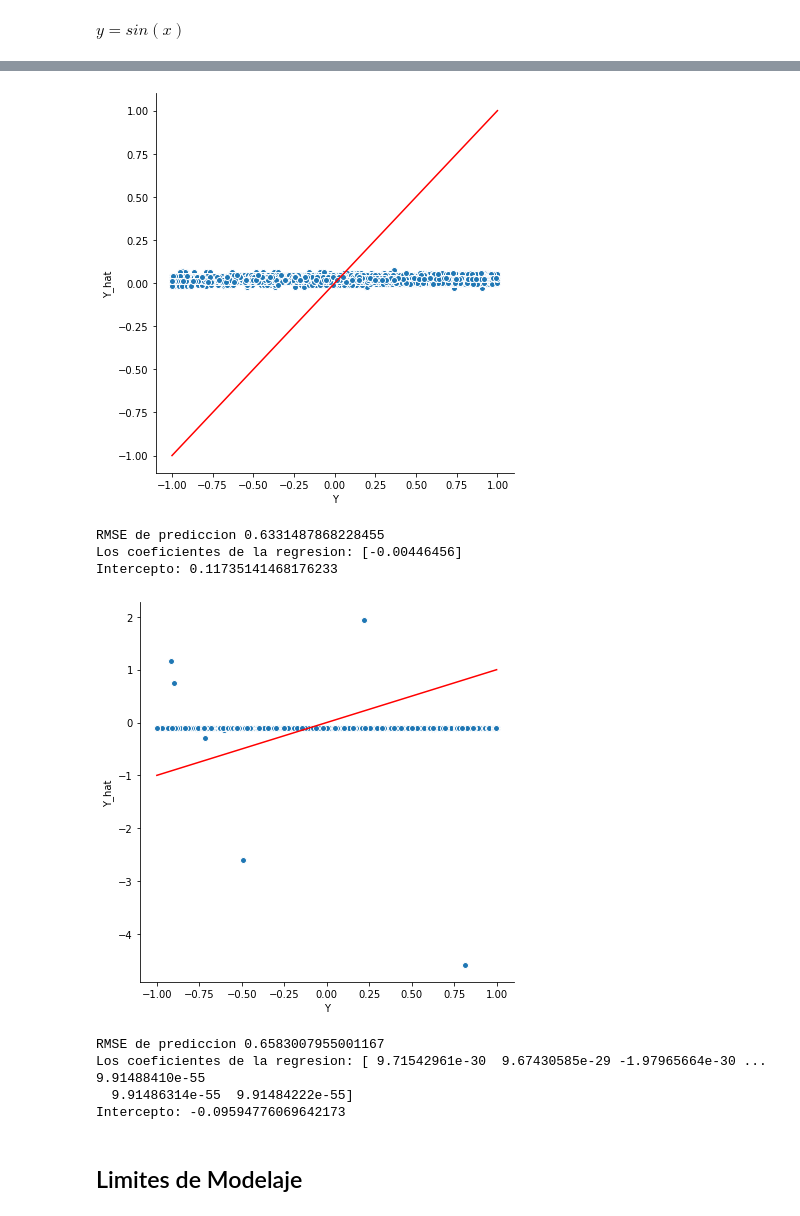
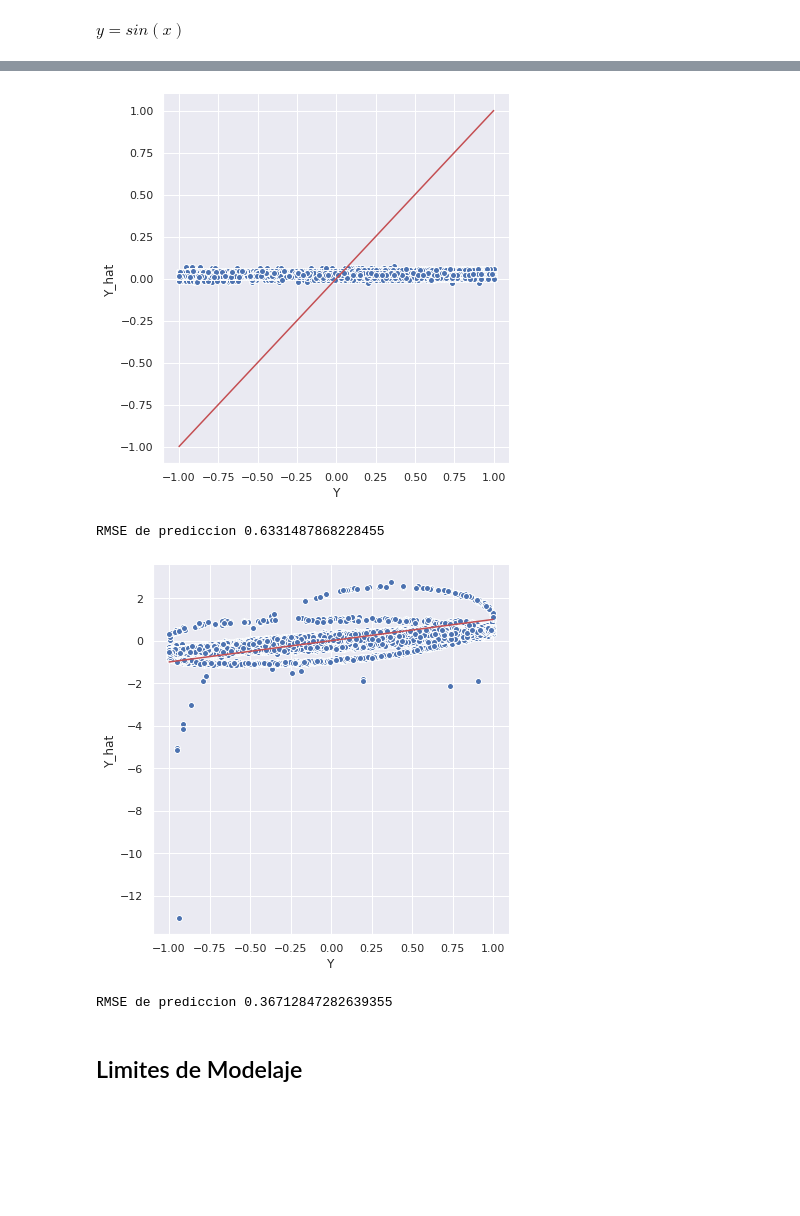
Before and after one commit to uumami/workshop_riskmathics, a Jupyter notebook: riskmathics_intro.ipynb, the cells around one changed output, grey strips where cells are left out. Cells and saved outputs as stored; diff of their text form; code cells hidden in the pictures; blank space fills up the shorter version.

```diff
--- a/riskmathics_intro.ipynb
+++ b/riskmathics_intro.ipynb
@@ -26,10 +26,13 @@ from sklearn.metrics import mean_squared_error, r2_score
 
 import warnings
 warnings.filterwarnings('ignore')
+
+sns.set(rc={'figure.figsize':(16,6)})
 # %% [markdown]
 # Aproximacion de f
 # %%
 def foo_regresion(X,Y):
+    sns.set(rc={'figure.figsize':(16,6)})
 
     # ### Regresion lineal
     regresion = linear_model.LinearRegression()
@@ -54,8 +57,8 @@ def foo_regresion(X,Y):
 
 
     print(f'RMSE de prediccion {np.abs(error).mean()}')
-    print(f'Los coeficientes de la regresion: {regresion.coef_}')
-    print(f'Intercepto: {regresion.intercept_}')
+    #print(f'Los coeficientes de la regresion: {regresion.coef_}')
+    #print(f'Intercepto: {regresion.intercept_}')
 # %% [markdown]
 ## Modelo correcto
 # %% [markdown]
@@ -126,7 +117,8 @@ Intercepto: -0.009854484630884505
 # %% [markdown]
 y = $ \frac{1}{x} + \epsilon$
 # %%
-d# Semilla para replicacion de resultados
+sns.set(rc={'figure.figsize':(16,6)})
+# Semilla para replicacion de resultados
 np.random.seed(589)
 N = 10000
 # Matriz de Diseño
@@ -262,22 +232,17 @@ sns.pairplot(df)
 # %%
 foo_regresion(X,Y)
 # %% [output]
-[figure, old version]
+[figure, new version]
 RMSE de prediccion 0.6331487868228455
-Los coeficientes de la regresion: [-0.00446456]
-Intercepto: 0.11735141468176233
 # %%
-dX2 = X.copy()
+X2 = X.copy()
 power = [1 + 1/n for n in range(1,1000)]
 for p in power:
     X2 = np.concatenate((X2,np.power(X2[:,0],p).reshape((N,1))), axis=1)
 foo_regresion(X2,Y)
 # %% [output]
-[figure, old version]
+[figure, new version]
-RMSE de prediccion 0.6583007955001167
-Los coeficientes de la regresion: [ 9.71542961e-30  9.67430585e-29 -1.97965664e-30 ...  9.91488410e-55
-  9.91486314e-55  9.91484222e-55]
-Intercepto: -0.09594776069642173
+RMSE de prediccion 0.36712847282639355
 # %% [markdown]
 ## Limites de Modelaje
 # %% [markdown]
```
Also changed, not shown: parts of 27 cells of this notebook.
